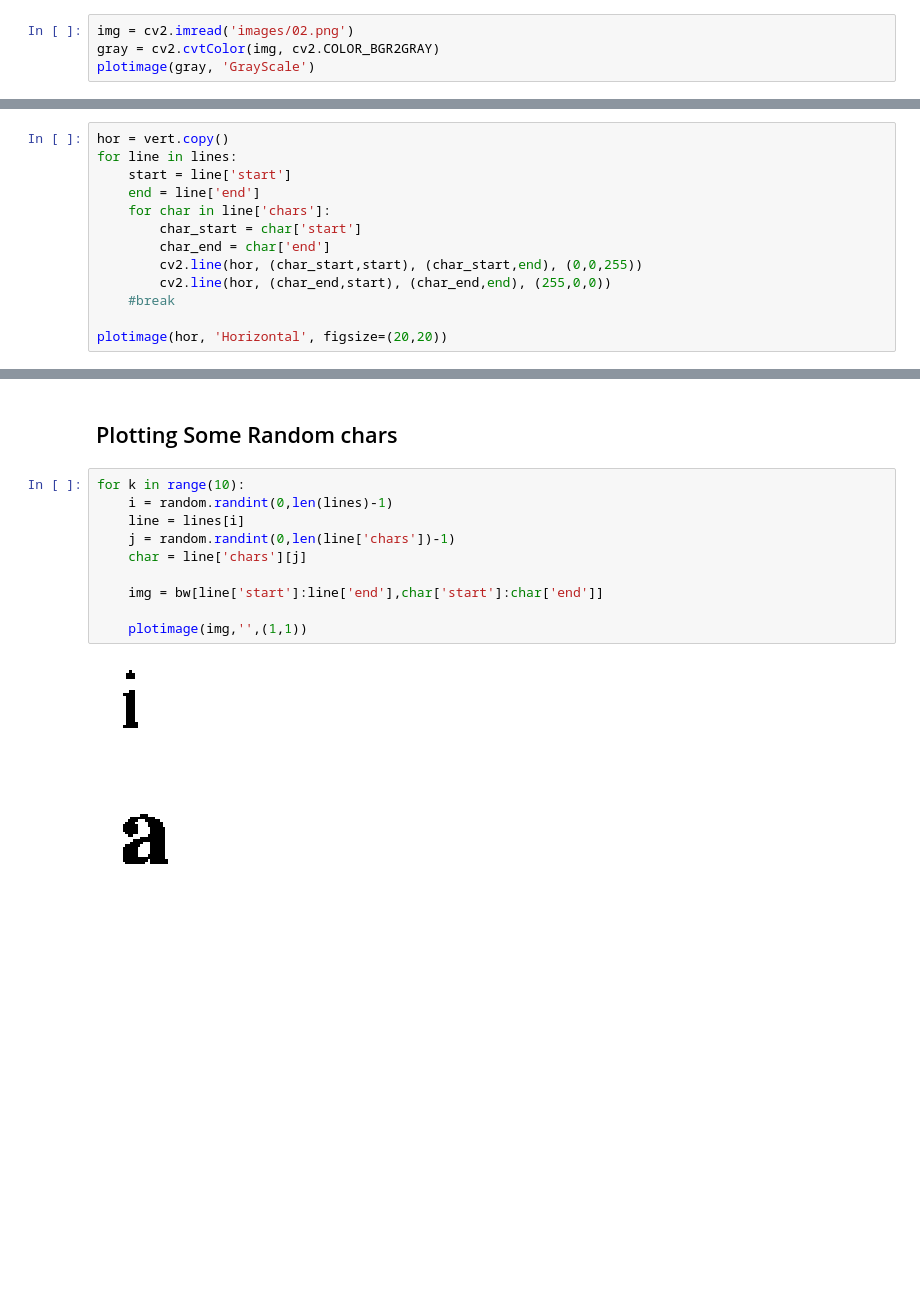
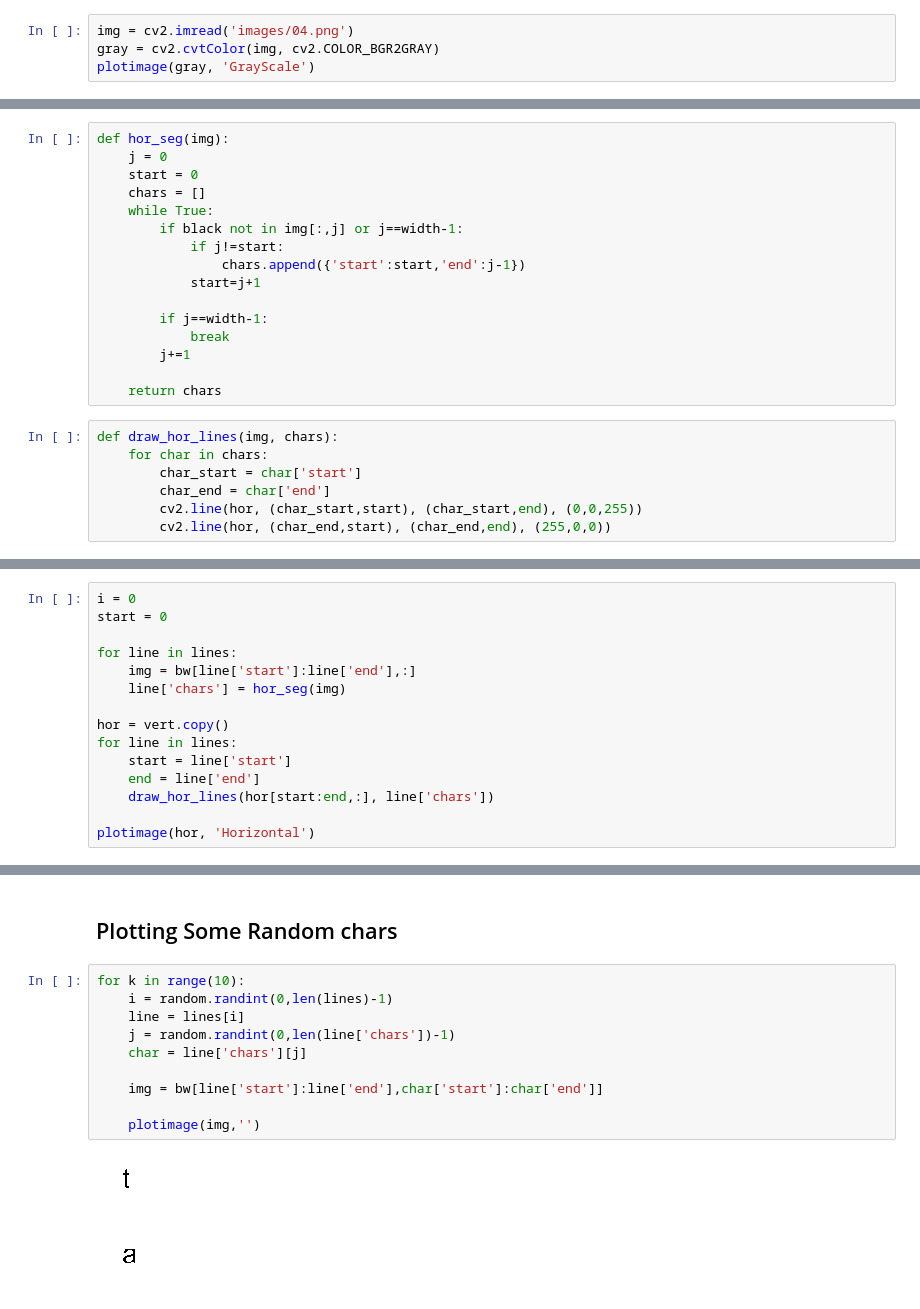
Before and after one commit to ghaiszaher/Image-Processing-OCR-Walsh, a Jupyter notebook: characters_segmentation.ipynb, the cells around one changed output, grey strips where cells are left out. Cells and saved outputs as stored; diff of their text form; blank space fills up the shorter version.

Commit message:
other image

```diff
--- a/characters_segmentation.ipynb
+++ b/characters_segmentation.ipynb
@@ -22,5 +36,5 @@ def plotimage(img, title=None, figsize=None):
 # %%
-img = cv2.imread('images/02.png')
+img = cv2.imread('images/04.png')
 gray = cv2.cvtColor(img, cv2.COLOR_BGR2GRAY)
 plotimage(gray, 'GrayScale')
 # %% [output]
@@ -88,15 +88,25 @@ for line in lines:
 # %% [markdown]
 ### Horizontal Segmentation
+# %%
+def hor_seg(img):
+    j = 0
+    start = 0
+    chars = []
+    while True:
+        if black not in img[:,j] or j==width-1:
+            if j!=start:
+                chars.append({'start':start,'end':j-1})
+            start=j+1
+
+        if j==width-1:
+            break
+        j+=1
+
+    return chars
 # %%
-hor = vert.copy()
-for line in lines:
-    start = line['start']
-    end = line['end']
-    for char in line['chars']:
+def draw_hor_lines(img, chars):
+    for char in chars:
         char_start = char['start']
         char_end = char['end']
         cv2.line(hor, (char_start,start), (char_start,end), (0,0,255))
         cv2.line(hor, (char_end,start), (char_end,end), (255,0,0))
-    #break
-
-plotimage(hor, 'Horizontal', figsize=(20,20))
@@ -104,0 +113,15 @@ plotimage(hor, 'Horizontal', figsize=(20,20))
+# %%
+i = 0
+start = 0
+
+for line in lines:
+    img = bw[line['start']:line['end'],:]
+    line['chars'] = hor_seg(img)
+
+hor = vert.copy()
+for line in lines:
+    start = line['start']
+    end = line['end']
+    draw_hor_lines(hor[start:end,:], line['chars'])
+
+plotimage(hor, 'Horizontal')
@@ -107,13 +132,13 @@ plotimage(hor, 'Horizontal', figsize=(20,20))
 # %%
 for k in range(10):
     i = random.randint(0,len(lines)-1)
     line = lines[i]
     j = random.randint(0,len(line['chars'])-1)
     char = line['chars'][j]
 
     img = bw[line['start']:line['end'],char['start']:char['end']]
 
-    plotimage(img,'',(1,1))
+    plotimage(img,'')
 # %% [output]
-[figure, old version]
+[figure, new version]
-[figure, old version]
+[figure, new version]
```
Also changed, not shown: parts of 14 cells of this notebook, 2 other files.
